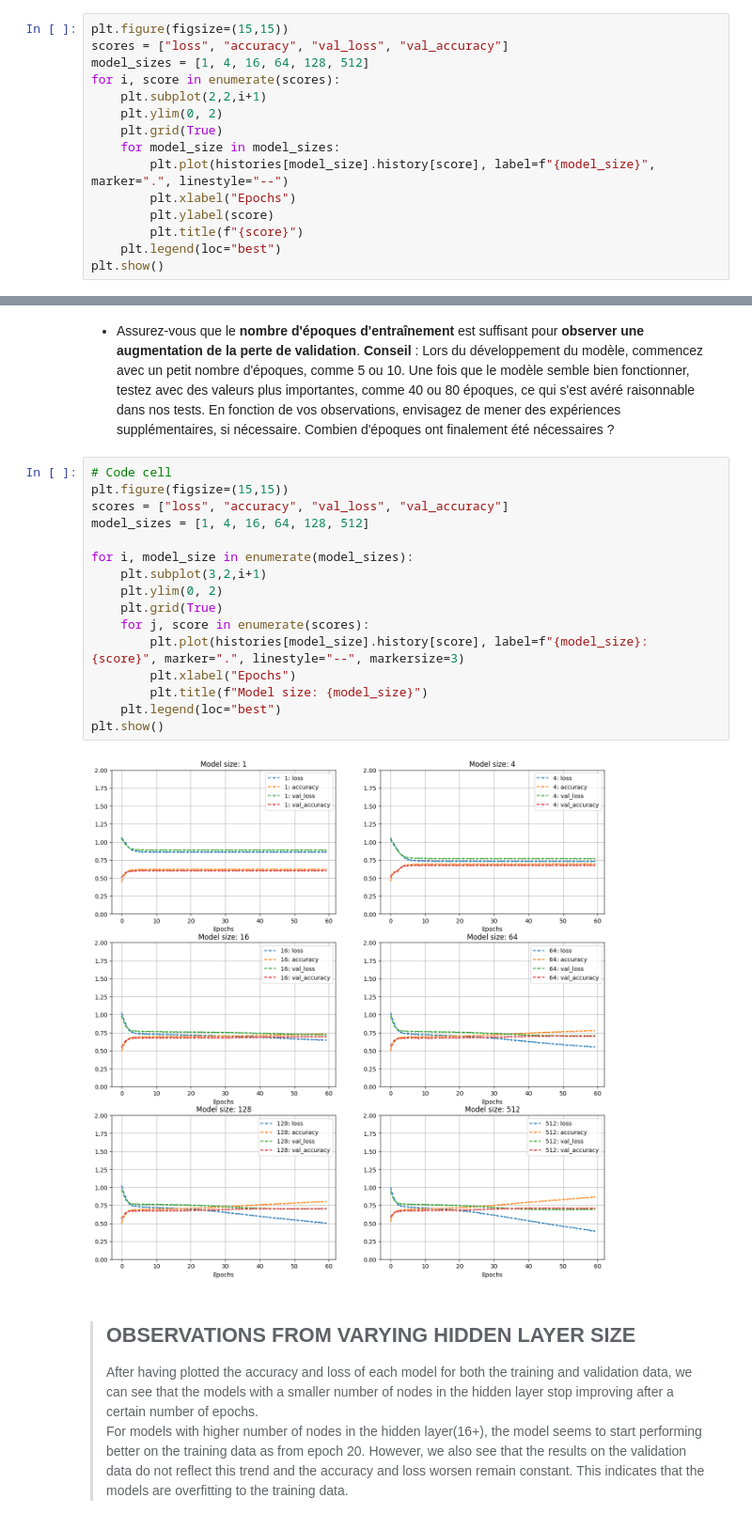
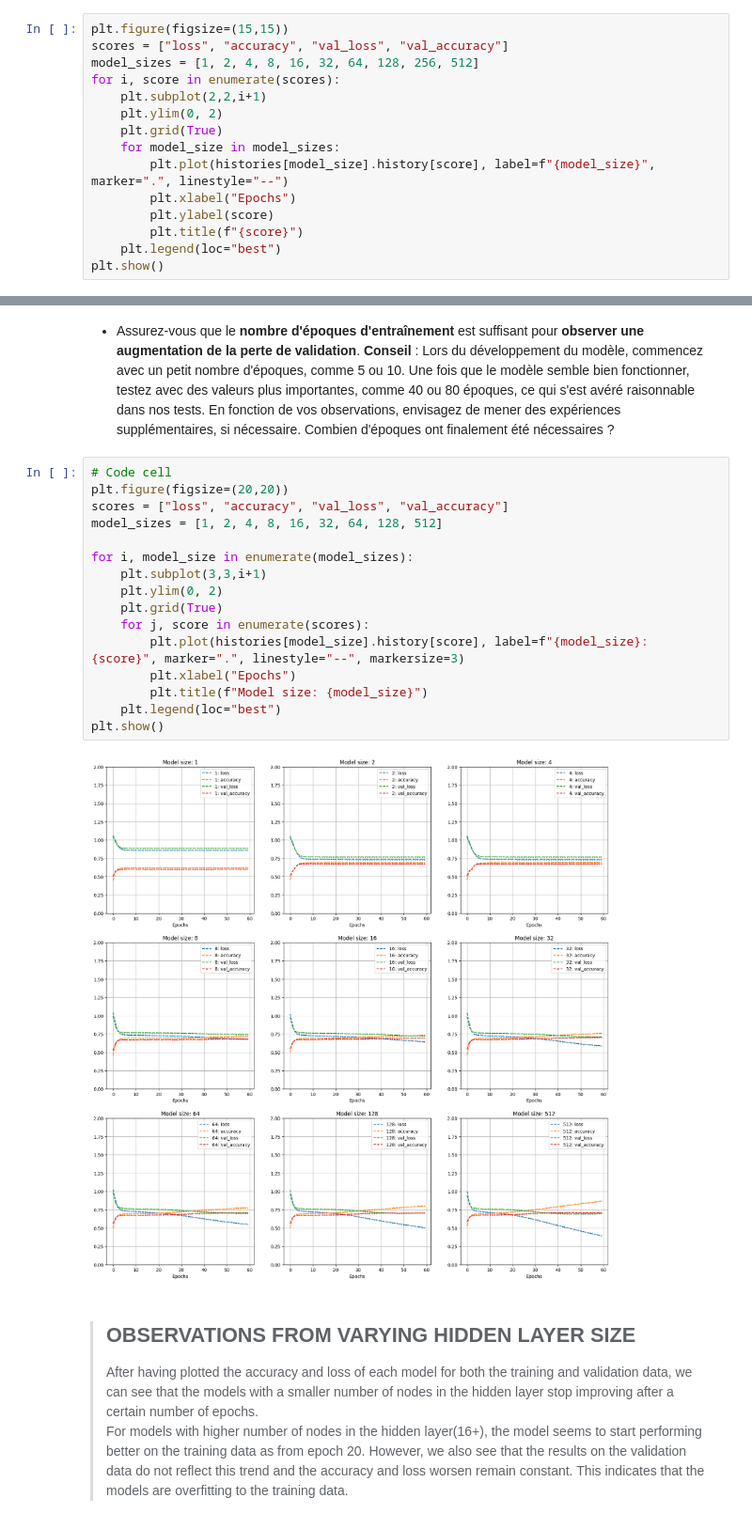
Before and after one commit to K-nCh-n/LearningML, a Jupyter notebook: Devoir3/csi4506-a24-d3-gabarit.ipynb, the cells around one changed output, grey strips where cells are left out. Shown at 94% size. Drawn from its saved outputs; the diff is of its cells as text.

```diff
--- a/Devoir3/csi4506-a24-d3-gabarit.ipynb
+++ b/Devoir3/csi4506-a24-d3-gabarit.ipynb
@@ -576,7 +576,7 @@ Creating model with 512 nodes in hidden layer
 # %%
 plt.figure(figsize=(15,15))
 scores = ["loss", "accuracy", "val_loss", "val_accuracy"]
-model_sizes = [1, 4, 16, 64, 128, 512]
+model_sizes = [1, 2, 4, 8, 16, 32, 64, 128, 256, 512]
 for i, score in enumerate(scores):
     plt.subplot(2,2,i+1)
     plt.ylim(0, 2)
@@ -594,22 +594,22 @@ plt.show()
 - Assurez-vous que le **nombre d'époques d'entraînement** est suffisant pour **observer une augmentation de la perte de validation**. **Conseil** : Lors du développement du modèle, commencez avec un petit nombre d'époques, comme 5 ou 10. Une fois que le modèle semble bien fonctionner, testez avec des valeurs plus importantes, comme 40 ou 80 époques, ce qui s'est avéré raisonnable dans nos tests. En fonction de vos observations, envisagez de mener des expériences supplémentaires, si nécessaire. Combien d'époques ont finalement été nécessaires ?
 # %%
 # Code cell
-plt.figure(figsize=(15,15))
+plt.figure(figsize=(20,20))
 scores = ["loss", "accuracy", "val_loss", "val_accuracy"]
-model_sizes = [1, 4, 16, 64, 128, 512]
+model_sizes = [1, 2, 4, 8, 16, 32, 64, 128, 512]
 
 for i, model_size in enumerate(model_sizes):
-    plt.subplot(3,2,i+1)
+    plt.subplot(3,3,i+1)
     plt.ylim(0, 2)
     plt.grid(True)
     for j, score in enumerate(scores):
         plt.plot(histories[model_size].history[score], label=f"{model_size}: {score}", marker=".", linestyle="--", markersize=3)
         plt.xlabel("Epochs")
         plt.title(f"Model size: {model_size}")
     plt.legend(loc="best")
 plt.show()
 # %% [output]
-[figure, old version]
+[figure, new version]
 # %% [markdown]
 > ## OBSERVATIONS FROM VARYING HIDDEN LAYER SIZE
 >
```
Also changed, not shown: parts of 23 cells of this notebook.
